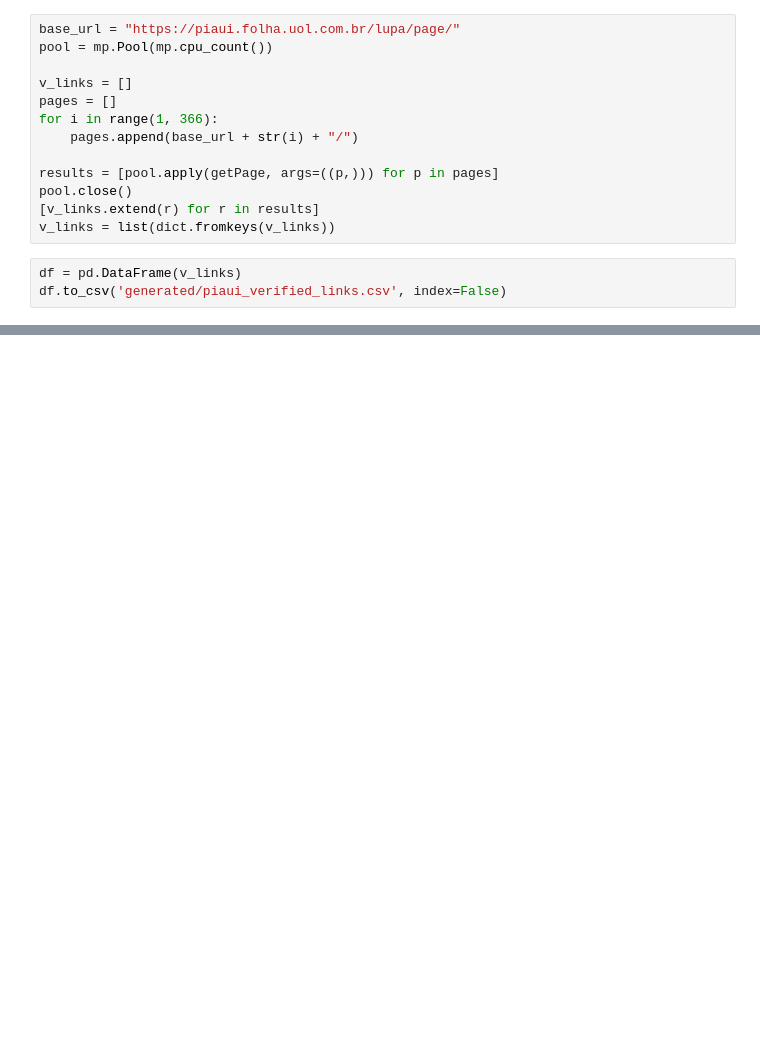
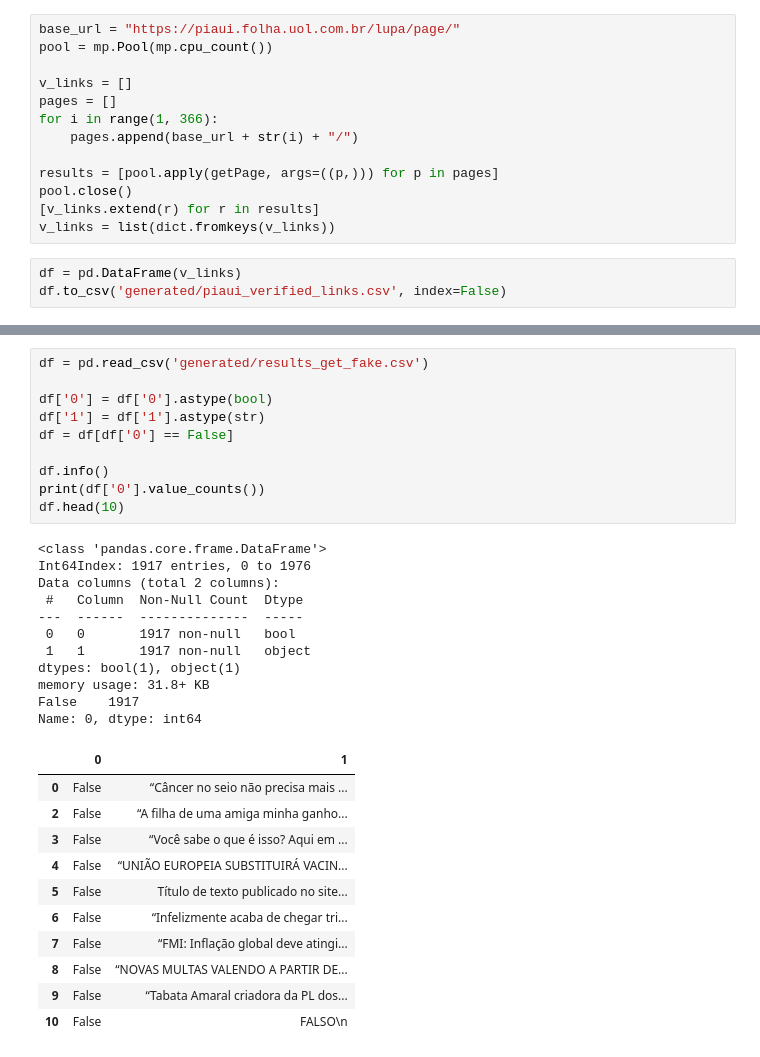
Before and after one commit to prbpedro/tcc_puc, a Jupyter notebook: src/fake_news/pre_processing_fake_news.ipynb, the cells around one changed output, grey strips where cells are left out. Drawn from its saved outputs; the diff is of its cells as text; blank space fills up the shorter version.

```diff
--- a/src/fake_news/pre_processing_fake_news.ipynb
+++ b/src/fake_news/pre_processing_fake_news.ipynb
@@ -66 +86,34 @@ df.to_csv('generated/results_get_fake.csv', index=False)
+# %%
+df = pd.read_csv('generated/results_get_fake.csv')
+
+df['0'] = df['0'].astype(bool)
+df['1'] = df['1'].astype(str)
+df = df[df['0'] == False]
+
+df.info()
+print(df['0'].value_counts())
+df.head(10)
+# %% [output]
+<class 'pandas.core.frame.DataFrame'>
+Int64Index: 1917 entries, 0 to 1976
+Data columns (total 2 columns):
+ #   Column  Non-Null Count  Dtype
+---  ------  --------------  -----
+ 0   0       1917 non-null   bool
+ 1   1       1917 non-null   object
+dtypes: bool(1), object(1)
+memory usage: 31.8+ KB
+False    1917
+Name: 0, dtype: int64
+|  | 0 | 1 |
+| 0 | False | “Câncer no seio não precisa mais ... |
+| 2 | False | “A filha de uma amiga minha ganho... |
+| 3 | False | “Você sabe o que é isso? Aqui em ... |
+| 4 | False | “UNIÃO EUROPEIA SUBSTITUIRÁ VACIN... |
+| 5 | False | Título de texto publicado no site... |
+| 6 | False | “Infelizmente acaba de chegar tri... |
+| 7 | False | “FMI: Inflação global deve atingi... |
+| 8 | False | “NOVAS MULTAS VALENDO A PARTIR DE... |
+| 9 | False | “Tabata Amaral criadora da PL dos... |
+| 10 | False | FALSO\n |
 # %%
```
Also changed, not shown: parts of 4 cells of this notebook, 3 other files.
